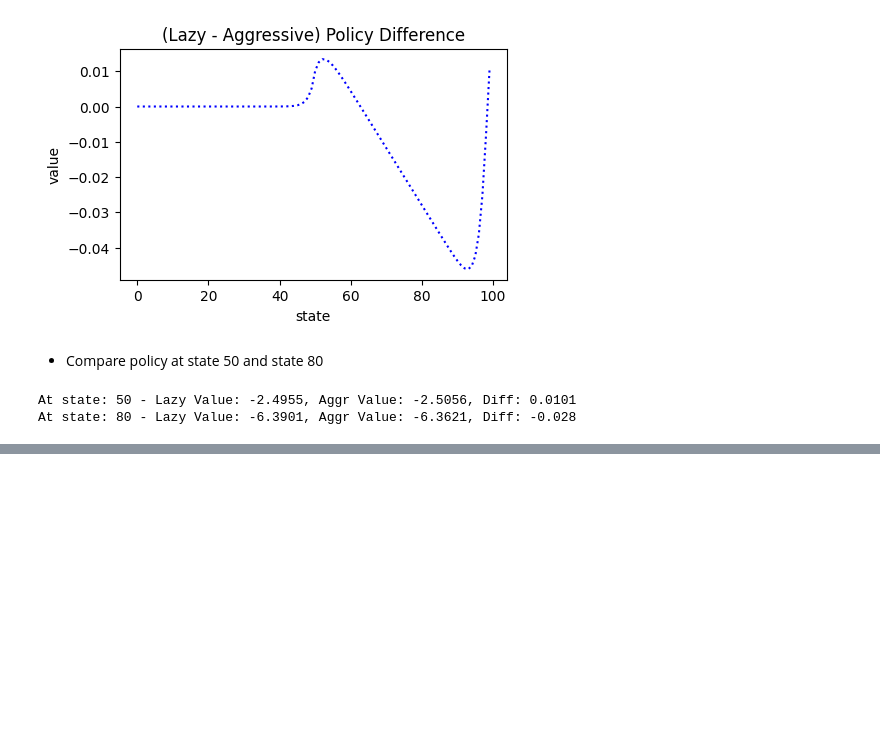
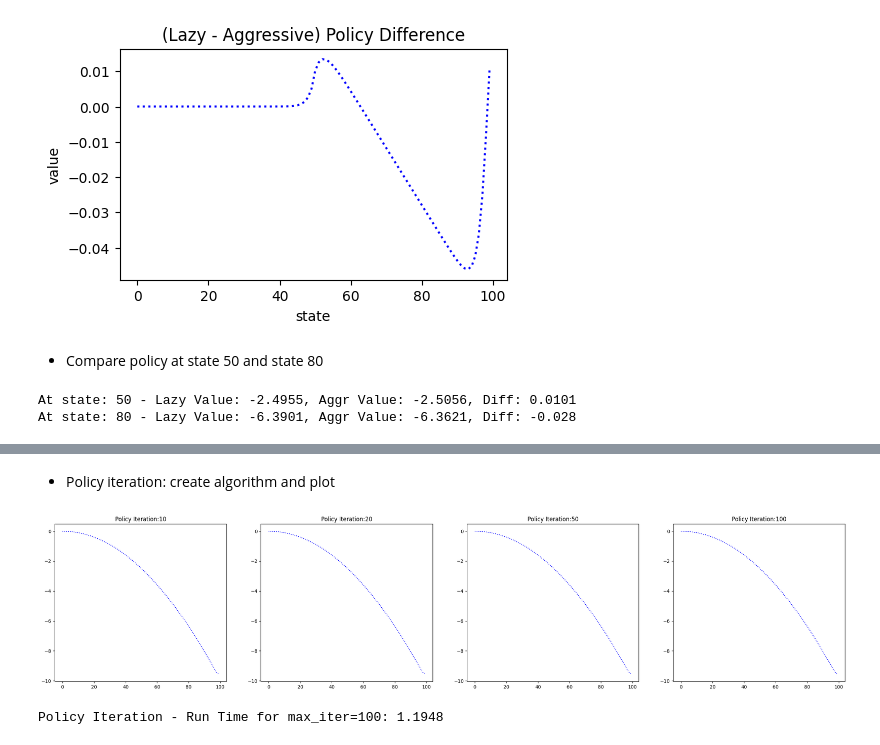
Before and after one commit to claricemottet/RL_HW, a Jupyter notebook: RL_HW1_MottetC.ipynb, the cells around one changed output, grey strips where cells are left out. Cells and saved outputs as stored; diff of their text form; code cells hidden in the pictures; blank space fills up the shorter version.

```diff
--- a/RL_HW1_MottetC.ipynb
+++ b/RL_HW1_MottetC.ipynb
@@ -254,0 +303,44 @@ At state: 80 - Lazy Value: -6.3901, Aggr Value: -6.3621, Diff: -0.028
+# %% [markdown]
+- Policy iteration: create algorithm and plot
+# %%
+def policy_iteration(max_iter):
+
+    #initialize frameworks
+    P = transition_framework()
+    pi_star = policy_aggr()
+
+    #policy iteration
+    for k in range(max_iter):
+
+        V_new = value_under_policy(pi_star)
+
+        V_max = np.zeros((N_MAX,2))
+        for x in range(N_MAX):
+            for a in ACTION_LIST:
+                V_max[x,a] = reward_calc(x,a) + GAMMA*P[x, :, a].dot(V_new)
+
+        pi_star = np.eye(V_max.shape[1])[np.argmax(V_max, axis=1)]
+
+    return value_under_policy(pi_star), pi_star
+# %%
+#plot the value function from policy iteration
+
+fig, axes = plt.subplots(1, 4, figsize=(30, 6))
+
+for i, ax in enumerate(axes):
+    if i == 3:
+        start_time = time.time()
+        V_star, pi_star_policy = policy_iteration(list_iters[i])
+        end_time = time.time()
+        run_time = round(end_time - start_time,4)
+    else:
+        V_star, pi_star_policy = policy_iteration(list_iters[i])
+    ax.plot(V_star, linestyle = 'dotted', color = 'blue')
+    ax.title.set_text(f'Policy Iteration:{list_iters[i]}')
+
+plt.show()
+
+print(f'Policy Iteration - Run Time for max_iter={list_iters[i]}: {run_time}')
+# %% [output]
+[figure, added]
+Policy Iteration - Run Time for max_iter=100: 1.1948
```
Also changed, not shown: parts of 19 cells of this notebook.
